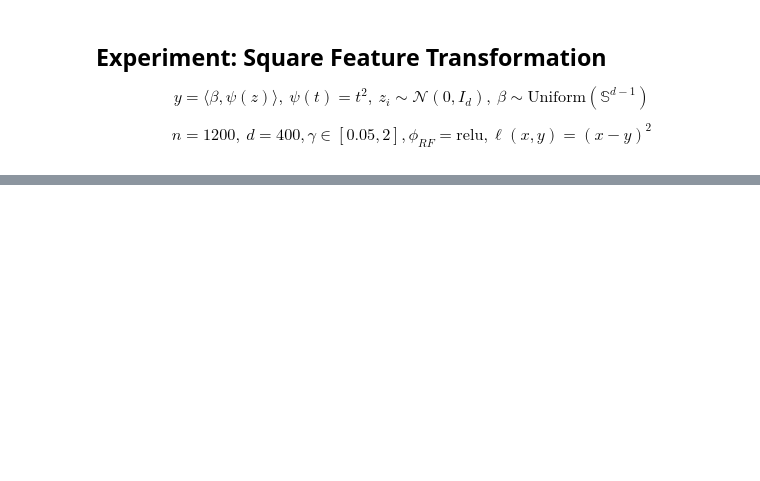
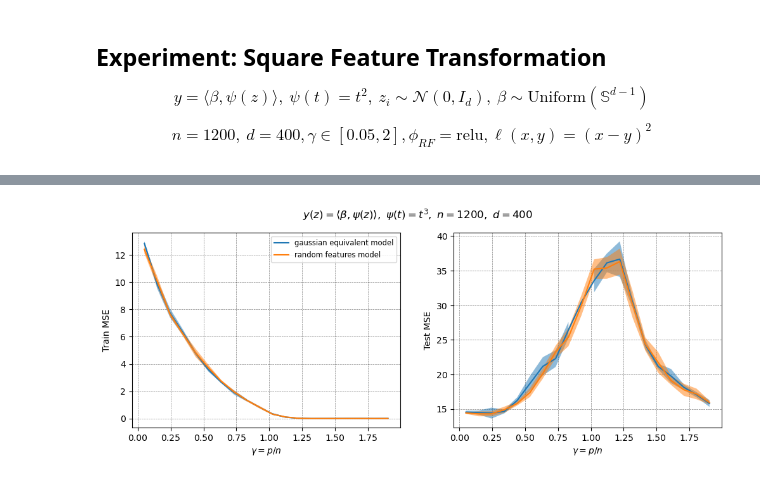
Before and after one commit to Awni00/high-dim-universality-erm, a Jupyter notebook: analyze_experiments.ipynb, the cells around one changed output, grey strips where cells are left out. Cells and saved outputs as stored; diff of their text form; code cells hidden in the pictures; blank space fills up the shorter version.

```diff
--- a/analyze_experiments.ipynb
+++ b/analyze_experiments.ipynb
@@ -213,0 +191,17 @@ fig.suptitle('$y(z) = \\langle \\beta, \\psi(z) \\rangle,\\ \\psi(t) = t^2, \\ n
+# %%
+runs_df = utils.get_wandb_project_table(project_name='universality-erm-cube-feat-transform', entity='Awni00',
+    attr_cols=('name',), config_cols='all', summary_cols='all')
+# %%
+agg_runs_df = runs_df.groupby(['group', 'p'])
+metrics = ['train_mean_squared_error', 'test_mean_squared_error']
+agg_runs_df = agg_runs_df[metrics].agg(
+    [np.mean, np.max, scipy.stats.sem, len])
+
+agg_runs_df = agg_runs_df.reset_index()
+agg_runs_df.columns = [' '.join(col).strip() for col in agg_runs_df.columns.values]
+# %%
+fig, _ = plot_rf_gaussian_comparison(agg_runs_df, n_train=1200, metric_name='mean_squared_error')
+
+fig.suptitle('$y(z) = \\langle \\beta, \\psi(z) \\rangle,\\ \\psi(t) = t^3, \\ n = 1200, \\ d = 400$');
+# %% [output]
+[figure, added]
```
Also changed, not shown: parts of 22 cells of this notebook.
